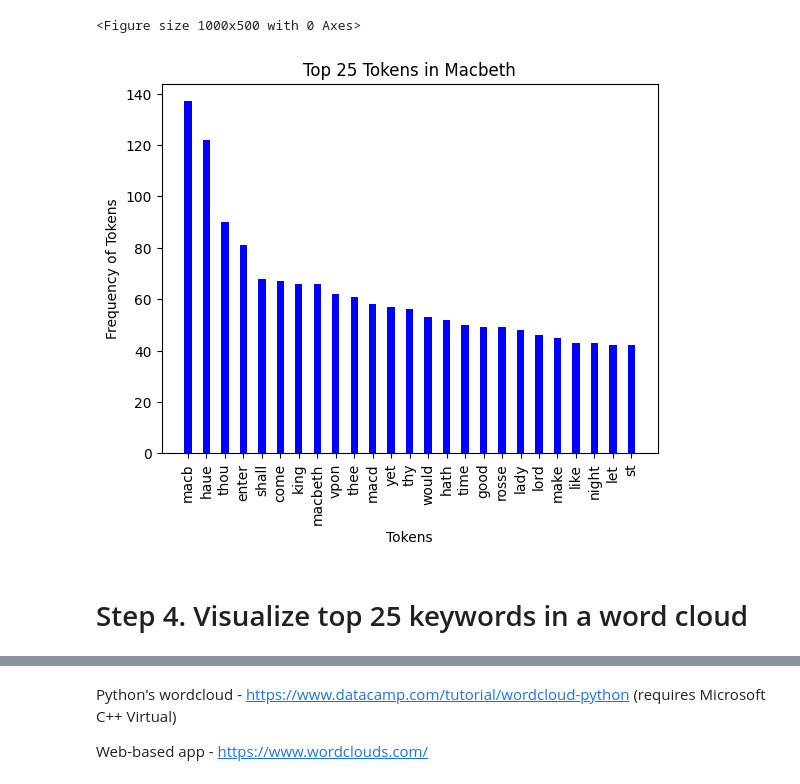
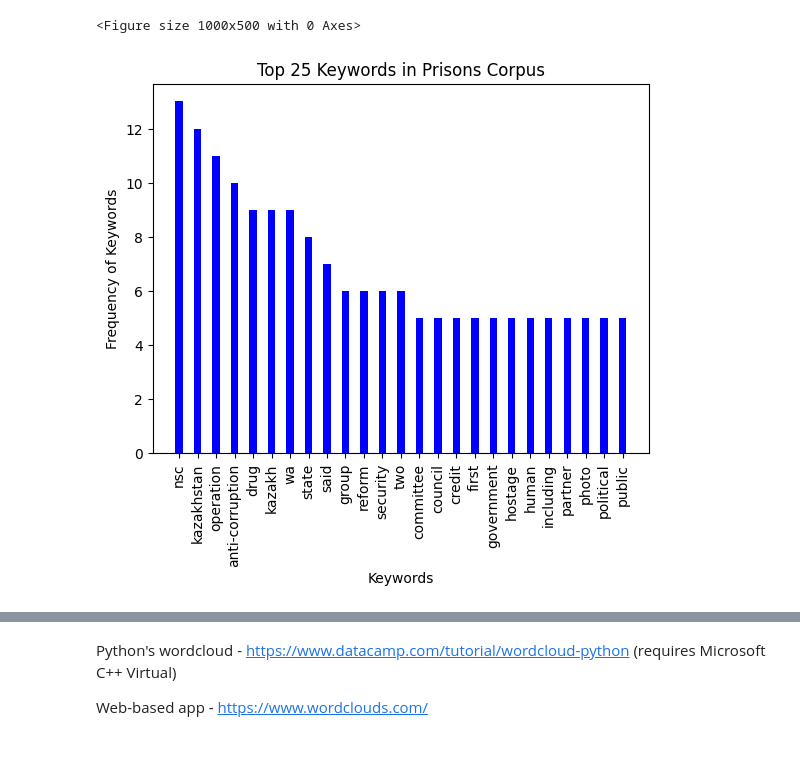
Before and after one commit to seouljake/kimep-data-science-lab, a Jupyter notebook: 2023.02 CSS3501_4 Text Analysis in Python/Task 4.2 - Keyword Analysis.ipynb, the cells around one changed output, grey strips where cells are left out. Drawn from its saved outputs; the diff is of its cells as text; code cells hidden in the pictures; blank space fills up the shorter version.

```diff
--- a/2023.02 CSS3501_4 Text Analysis in Python/Task 4.2 - Keyword Analysis.ipynb
+++ b/2023.02 CSS3501_4 Text Analysis in Python/Task 4.2 - Keyword Analysis.ipynb
@@ -57,0 +71,7 @@ len(doc_tokens_processed[0])
+# %%
+tokens = []
+
+for doc_tokens in doc_tokens_processed:
+    tokens += doc_tokens
+
+len(tokens)
@@ -226,17 +229,15 @@ fig = plt.figure(figsize = (10, 5))
 # %%
 # creating the bar plot
 plt.bar(top25_tokens, top25_counts, color ='blue', width = 0.4)
 
-plt.xlabel("Tokens")
+plt.xlabel("Keywords")
 plt.xticks(rotation=90)
-plt.ylabel("Frequency of Tokens")
-plt.title("Top 25 Tokens in "+docname.capitalize())
+plt.ylabel("Frequency of Keywords")
+plt.title("Top 25 Keywords in Prisons Corpus")
 
 # save the plot before showing
-plt.savefig("../results/task3_top25_barplot_"+docname+".png",dpi=400)
+plt.savefig("results/top25_py.png",dpi=400)
 
 plt.show()
 # %% [output]
-[figure, old version]
+[figure, new version]
-# %% [markdown]
-# Step 4. Visualize top 25 keywords in a word cloud
```
Also changed, not shown: parts of 81 cells of this notebook, 7 other files.
